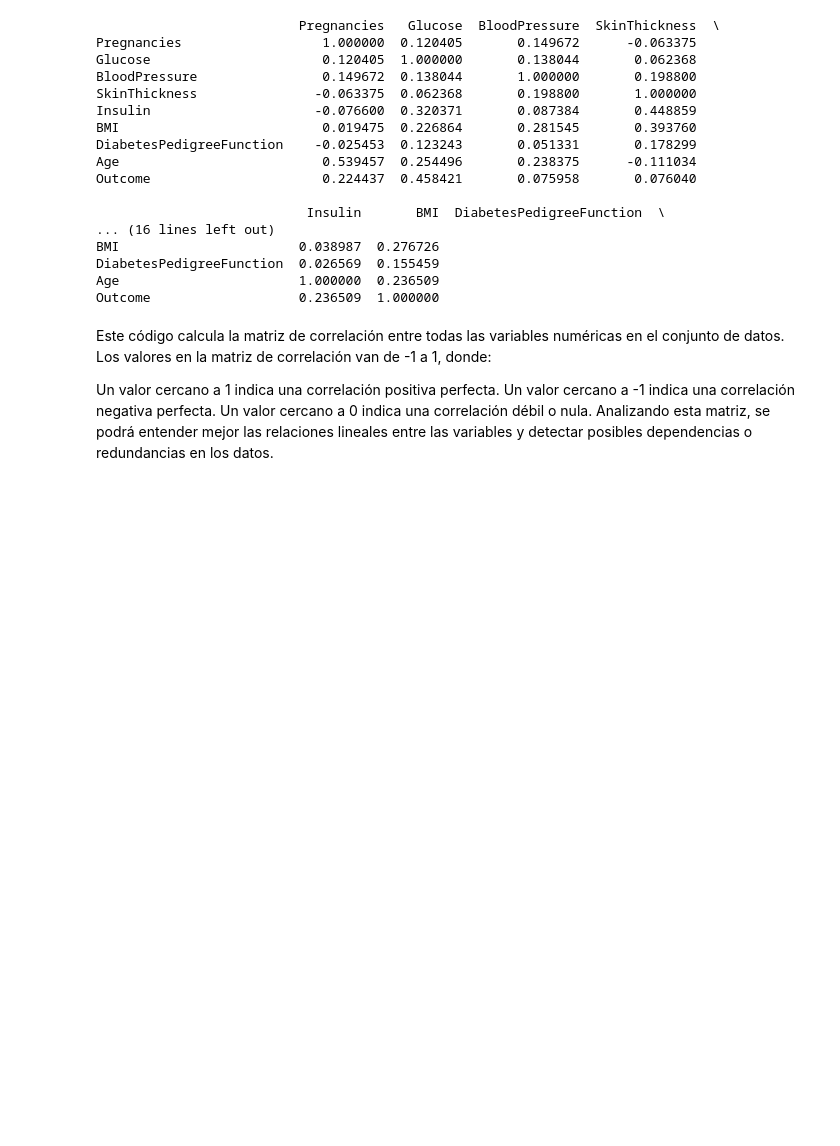
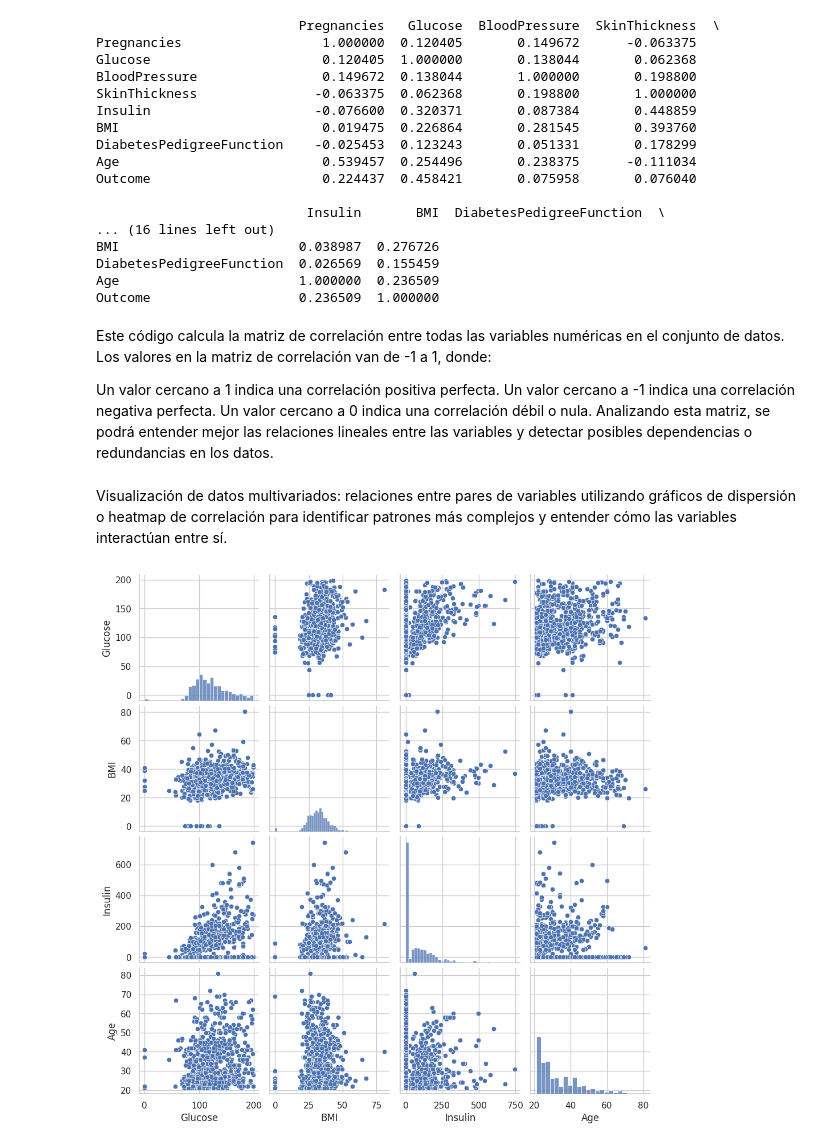
Before and after one commit to paulotolosa/prueba_II_coderhouse, a Jupyter notebook: Proyecto_ParteII_Tolosa.ipynb, the cells around one changed output. Drawn from its saved outputs; the diff is of its cells as text; code cells hidden in the pictures; blank space fills up the shorter version.

```diff
--- a/Proyecto_ParteII_Tolosa.ipynb
+++ b/Proyecto_ParteII_Tolosa.ipynb
@@ -163,3 +163,11 @@ Un valor cercano a 1 indica una correlación positiva perfecta.
 Un valor cercano a -1 indica una correlación negativa perfecta.
 Un valor cercano a 0 indica una correlación débil o nula.
 Analizando esta matriz, se podrá entender mejor las relaciones lineales entre las variables y detectar posibles dependencias o redundancias en los datos.
+# %% [markdown]
+Visualización de datos multivariados: relaciones entre pares de variables utilizando gráficos de dispersión o heatmap de correlación para identificar patrones más complejos y entender cómo las variables interactúan entre sí.
+# %%
+# Gráficos de dispersión para pares de variables seleccionadas
+sns.pairplot(df[['Glucose', 'BMI', 'Insulin', 'Age']])
+plt.show()
+# %% [output]
+[figure, added]
```
Also changed, not shown: parts of 9 cells of this notebook.
